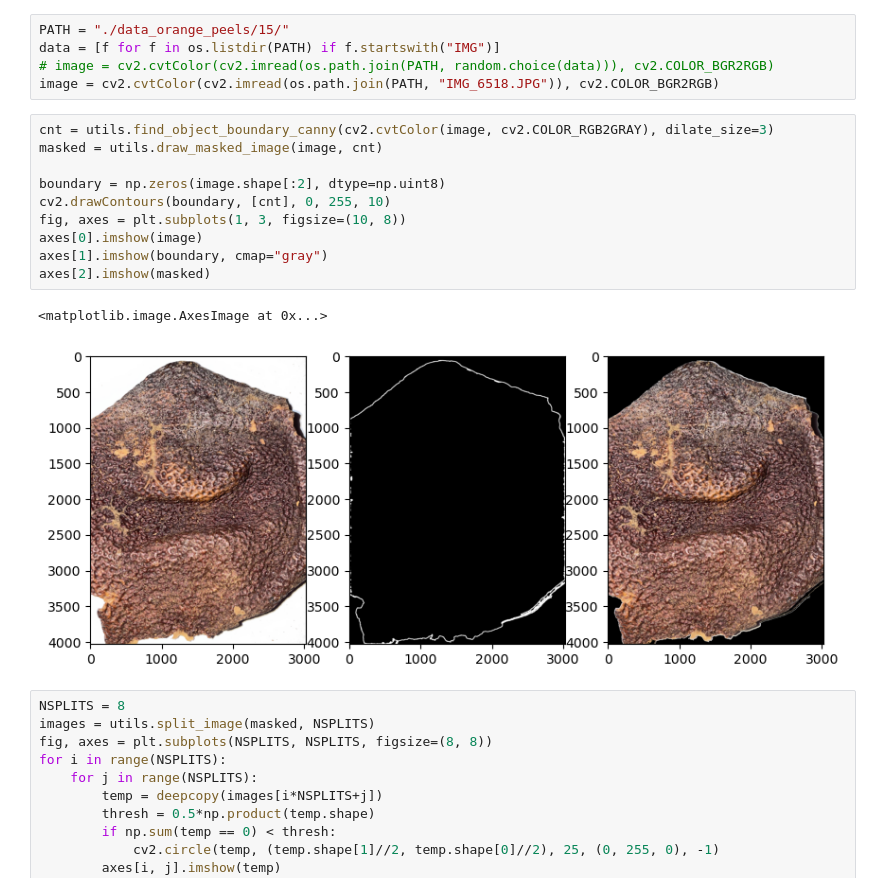
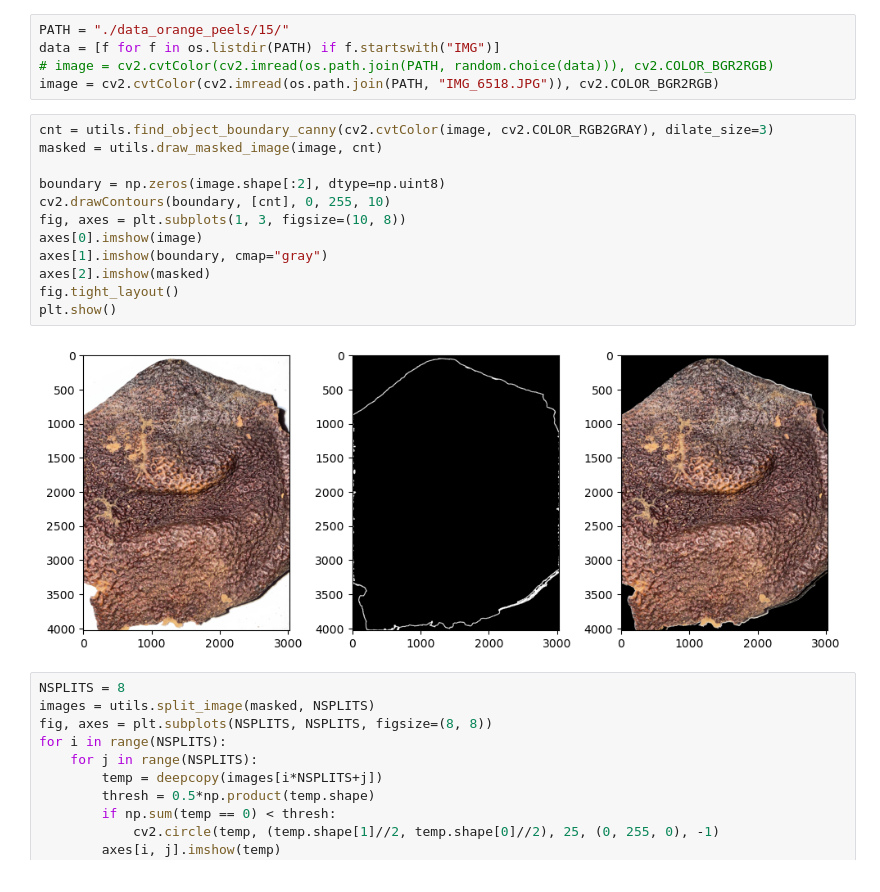
Before and after one commit to fongc123/fyp2022, a Jupyter notebook: deep learning/split.ipynb, the cells around one changed output. Saved outputs shown, nothing was run; the diff lists cells and outputs as text.

```diff
--- a/deep learning/split.ipynb
+++ b/deep learning/split.ipynb
@@ -18,16 +18,17 @@ image = cv2.cvtColor(cv2.imread(os.path.join(PATH, "IMG_6518.JPG")), cv2.COLOR_B
 # %%
 cnt = utils.find_object_boundary_canny(cv2.cvtColor(image, cv2.COLOR_RGB2GRAY), dilate_size=3)
 masked = utils.draw_masked_image(image, cnt)
 
 boundary = np.zeros(image.shape[:2], dtype=np.uint8)
 cv2.drawContours(boundary, [cnt], 0, 255, 10)
 fig, axes = plt.subplots(1, 3, figsize=(10, 8))
 axes[0].imshow(image)
 axes[1].imshow(boundary, cmap="gray")
 axes[2].imshow(masked)
+fig.tight_layout()
+plt.show()
 # %% [output]
-<matplotlib.image.AxesImage at 0x...>
-[figure, old version]
+[figure, new version]
 # %%
 NSPLITS = 8
 images = utils.split_image(masked, NSPLITS)
```
Also changed, not shown: 20 other files.
